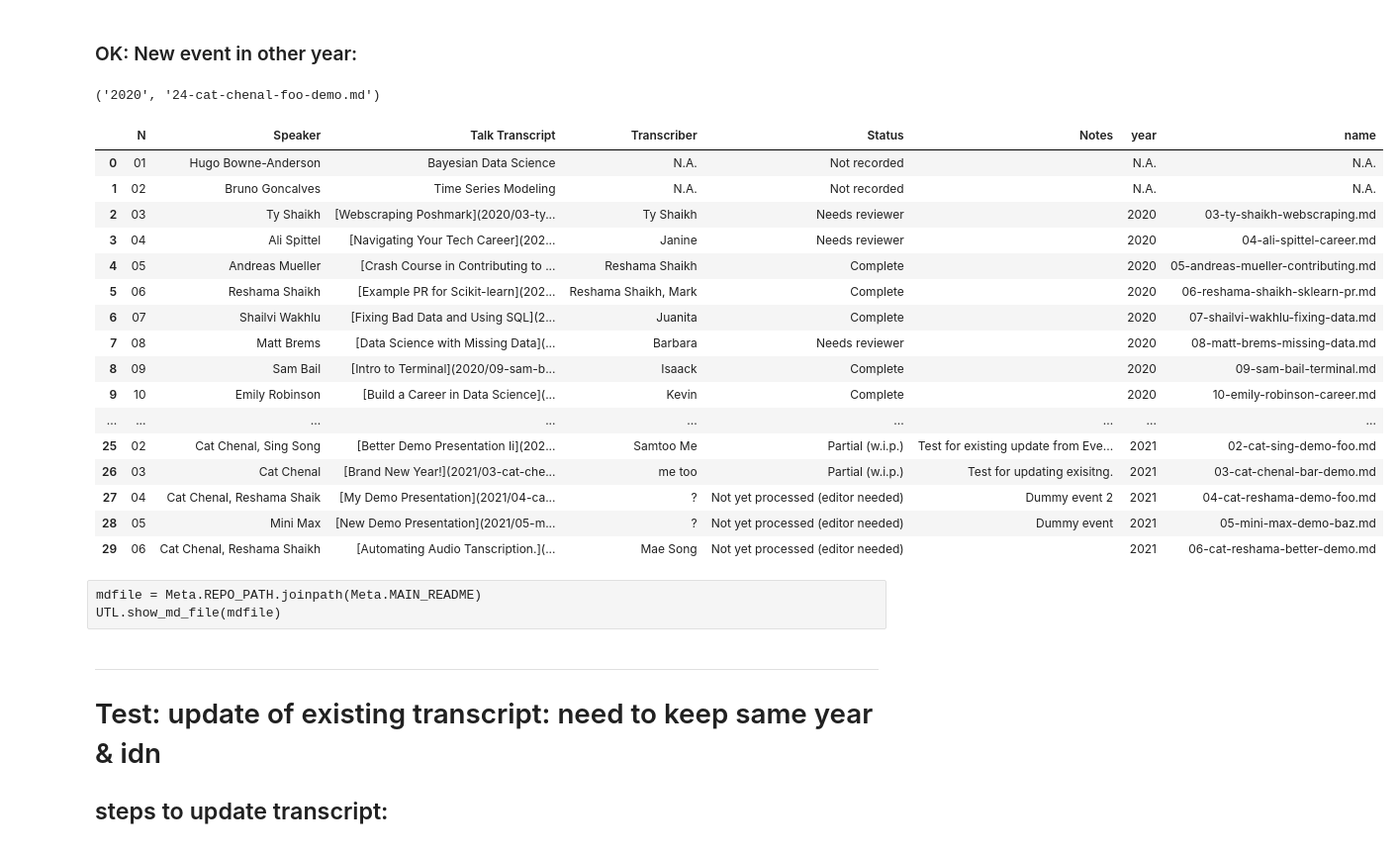
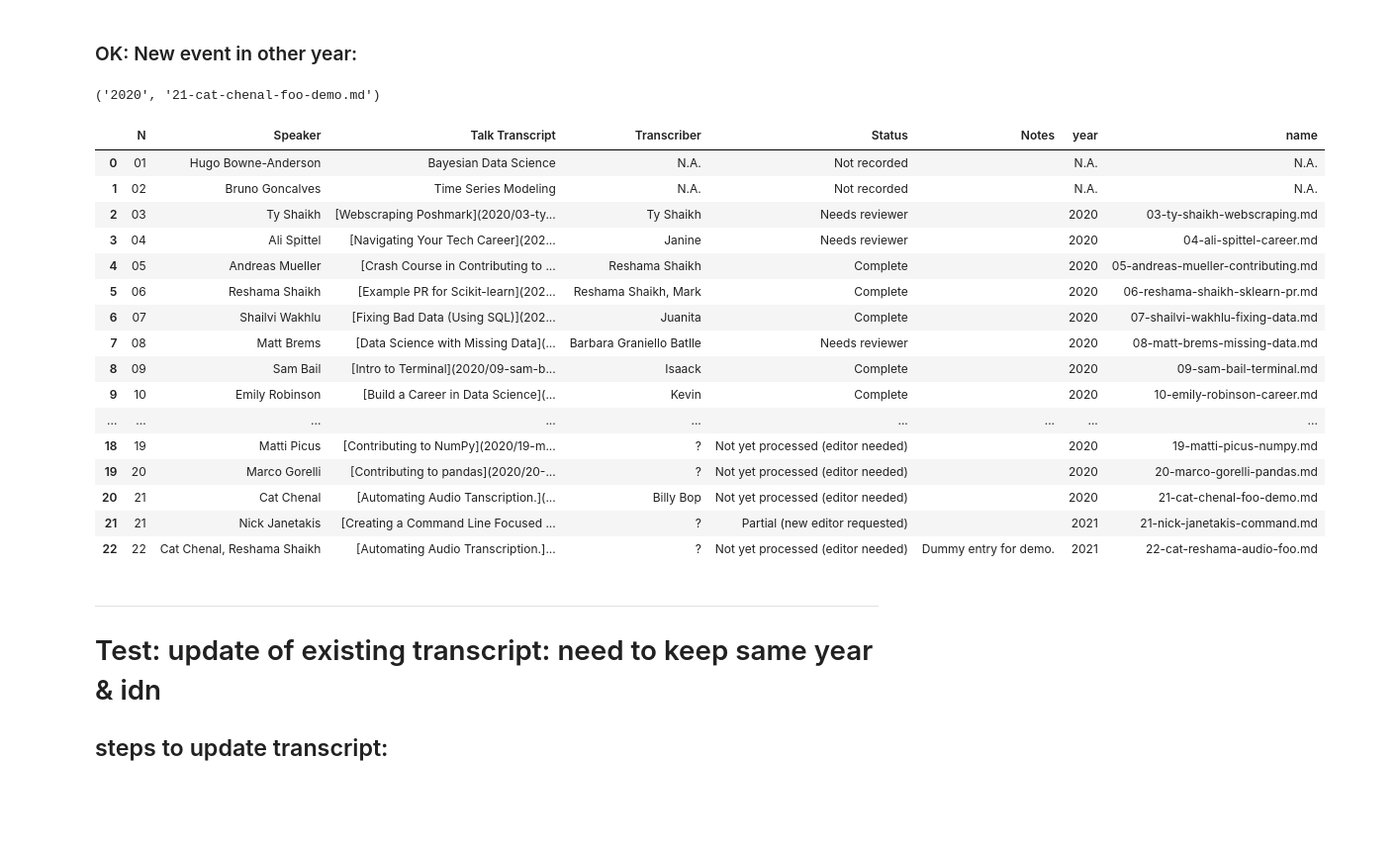
Before and after one commit to CatChenal/DU-event-transcript-demo, a Jupyter notebook: resources/EventManagement/notebooks/Audits_Tests.ipynb, the cells around one changed output. Shown: that part at 99% size. Saved outputs shown, nothing was run; the diff lists cells and outputs as text; code cells hidden in the pictures; blank space fills up the shorter version.

Commit message:
chore: Remove dummy files

```diff
--- a/resources/EventManagement/notebooks/Audits_Tests.ipynb
+++ b/resources/EventManagement/notebooks/Audits_Tests.ipynb
@@ -327,48 +466,45 @@ tm = Meta.TranscriptMeta()
 # 1. Get dummy or actual data:
 # Load the starter kv pairs
 demo_kvs = Meta.dummy_kv_pairs.copy()
 # modify
 demo_kvs[0] = (demo_kvs[0][0], 'cat chenal')
 demo_kvs[2] = (demo_kvs[2][0], 'foo demo')
-demo_kvs.append(('transcriber', 'billy Pip'))
+demo_kvs.append(('transcriber', 'Billy Bop'))
 
 d = Meta.get_dummy_data(year=2020,
                         new_kv_pairs=demo_kvs)
 
 # 2. update starter event_dict:
 tm.update_dict(d)
 # updated:
 tm.event_dict['year'], tm.event_dict['transcript_md']
 
 # 3. update_readme()
 tm.update_readme()
 
 # 4. save_transcript_md()
 tm.save_transcript_md()
 
 tm.df
 # %% [output]
-('2020', '24-cat-chenal-foo-demo.md')
+('2020', '21-cat-chenal-foo-demo.md')
 |  | N | Speaker | Talk Transcript | Transcriber | Status | Notes | year | name |
 | 0 | 01 | Hugo Bowne-Anderson | Bayesian Data Science | N.A. | Not recorded |  | N.A. | N.A. |
 | 1 | 02 | Bruno Goncalves | Time Series Modeling | N.A. | Not recorded |  | N.A. | N.A. |
 | 2 | 03 | Ty Shaikh | [Webscraping Poshmark](2020/03-ty... | Ty Shaikh | Needs reviewer |  | 2020 | 03-ty-shaikh-webscraping.md |
 | 3 | 04 | Ali Spittel | [Navigating Your Tech Career](202... | Janine | Needs reviewer |  | 2020 | 04-ali-spittel-career.md |
 | 4 | 05 | Andreas Mueller | [Crash Course in Contributing to ... | Reshama Shaikh | Complete |  | 2020 | 05-andreas-mueller-contributing.md |
 | 5 | 06 | Reshama Shaikh | [Example PR for Scikit-learn](202... | Reshama Shaikh, Mark | Complete |  | 2020 | 06-reshama-shaikh-sklearn-pr.md |
-| 6 | 07 | Shailvi Wakhlu | [Fixing Bad Data and Using SQL](2... | Juanita | Complete |  | 2020 | 07-shailvi-wakhlu-fixing-data.md |
-| 7 | 08 | Matt Brems | [Data Science with Missing Data](... | Barbara | Needs reviewer |  | 2020 | 08-matt-brems-missing-data.md |
+| 6 | 07 | Shailvi Wakhlu | [Fixing Bad Data (Using SQL)](202... | Juanita | Complete |  | 2020 | 07-shailvi-wakhlu-fixing-data.md |
+| 7 | 08 | Matt Brems | [Data Science with Missing Data](... | Barbara Graniello Batlle | Needs reviewer |  | 2020 | 08-matt-brems-missing-data.md |
 | 8 | 09 | Sam Bail | [Intro to Terminal](2020/09-sam-b... | Isaack | Complete |  | 2020 | 09-sam-bail-terminal.md |
 | 9 | 10 | Emily Robinson | [Build a Career in Data Science](... | Kevin | Complete |  | 2020 | 10-emily-robinson-career.md |
 | ... | ... | ... | ... | ... | ... | ... | ... | ... |
-| 25 | 02 | Cat Chenal, Sing Song | [Better Demo Presentation Ii](202... | Samtoo Me | Partial (w.i.p.) | Test for existing update from Eve... | 2021 | 02-cat-sing-demo-foo.md |
-| 26 | 03 | Cat Chenal | [Brand New Year!](2021/03-cat-che... | me too | Partial (w.i.p.) | Test for updating exisitng. | 2021 | 03-cat-chenal-bar-demo.md |
-| 27 | 04 | Cat Chenal, Reshama Shaik | [My Demo Presentation](2021/04-ca... | ? | Not yet processed (editor needed) | Dummy event 2 | 2021 | 04-cat-reshama-demo-foo.md |
-| 28 | 05 | Mini Max | [New Demo Presentation](2021/05-m... | ? | Not yet processed (editor needed) | Dummy event | 2021 | 05-mini-max-demo-baz.md |
-| 29 | 06 | Cat Chenal, Reshama Shaikh | [Automating Audio Tanscription.](... | Mae Song | Not yet processed (editor needed) |  | 2021 | 06-cat-reshama-better-demo.md |
+| 18 | 19 | Matti Picus | [Contributing to NumPy](2020/19-m... | ? | Not yet processed (editor needed) |  | 2020 | 19-matti-picus-numpy.md |
+| 19 | 20 | Marco Gorelli | [Contributing to pandas](2020/20-... | ? | Not yet processed (editor needed) |  | 2020 | 20-marco-gorelli-pandas.md |
+| 20 | 21 | Cat Chenal | [Automating Audio Tanscription.](... | Billy Bop | Not yet processed (editor needed) |  | 2020 | 21-cat-chenal-foo-demo.md |
+| 21 | 21 | Nick Janetakis | [Creating a Command Line Focused ... | ? | Partial (new editor requested) |  | 2021 | 21-nick-janetakis-command.md |
+| 22 | 22 | Cat Chenal, Reshama Shaikh | [Automating Audio Transcription.]... | ? | Not yet processed (editor needed) | Dummy entry for demo. | 2021 | 22-cat-reshama-audio-foo.md |
-# %% [raw]
-mdfile = Meta.REPO_PATH.joinpath(Meta.MAIN_README)
-UTL.show_md_file(mdfile)
 # %%
 df, tbl_delims = Meta.df_from_readme_tbl()
 df
```
Also changed, not shown: parts of 15 cells of this notebook, 29 other files.
